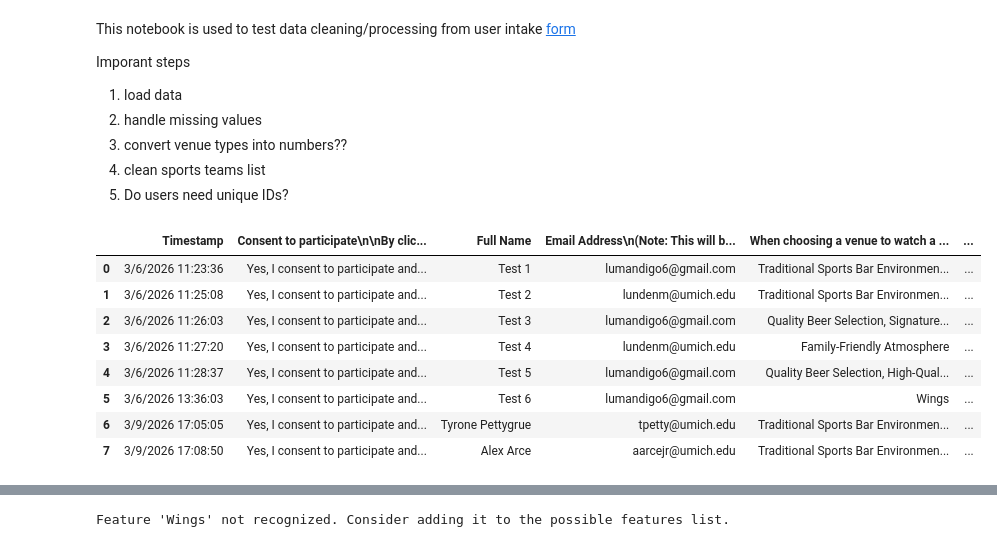
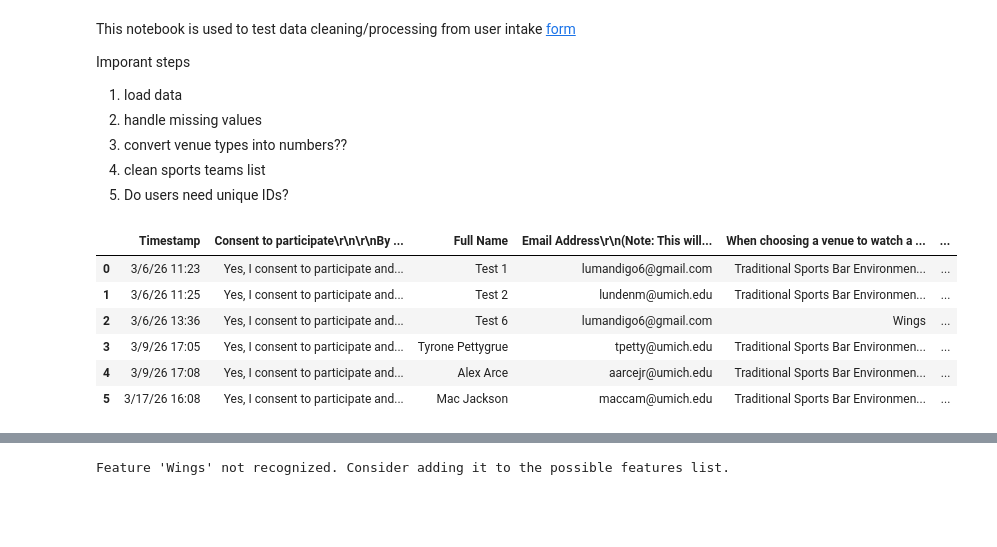
Before and after one commit to lundnm/thirdspace-beta, a Jupyter notebook: notebooks/user_cleaning.ipynb, the cells around one changed output, grey strips where cells are left out. Cells and saved outputs as stored; diff of their text form; code cells hidden in the pictures; blank space fills up the shorter version.

```diff
--- a/notebooks/user_cleaning.ipynb
+++ b/notebooks/user_cleaning.ipynb
@@ -21,18 +21,16 @@ master_teams = pd.read_csv("../data/master_teams.csv")
 NBA_TEAMS = master_teams[master_teams["League"] == "NBA"]["Team Name"].tolist()
 CBB_TEAMS = master_teams[master_teams["League"].str.contains("CBB")]["Team Name"].unique().tolist()
 # %%
-test1_df = pd.read_csv("../data/User_Responses_Test2.csv")
+test1_df = pd.read_csv("../data/Raw_User_Responses.csv")
 test1_df
 # %% [output]
-|  | Timestamp | Consent to participate\n\nBy clic... | Full Name | Email Address\n(Note: This will b... | When choosing a venue to watch a ... | ... |
-| 0 | 3/6/2026 11:23:36 | Yes, I consent to participate and... | Test 1 | lumandigo6@gmail.com | Traditional Sports Bar Environmen... | ... |
-| 1 | 3/6/2026 11:25:08 | Yes, I consent to participate and... | Test 2 | lundenm@umich.edu | Traditional Sports Bar Environmen... | ... |
-| 2 | 3/6/2026 11:26:03 | Yes, I consent to participate and... | Test 3 | lumandigo6@gmail.com | Quality Beer Selection, Signature... | ... |
-| 3 | 3/6/2026 11:27:20 | Yes, I consent to participate and... | Test 4 | lundenm@umich.edu | Family-Friendly Atmosphere | ... |
-| 4 | 3/6/2026 11:28:37 | Yes, I consent to participate and... | Test 5 | lumandigo6@gmail.com | Quality Beer Selection, High-Qual... | ... |
-| 5 | 3/6/2026 13:36:03 | Yes, I consent to participate and... | Test 6 | lumandigo6@gmail.com | Wings | ... |
-| 6 | 3/9/2026 17:05:05 | Yes, I consent to participate and... | Tyrone Pettygrue | tpetty@umich.edu | Traditional Sports Bar Environmen... | ... |
-| 7 | 3/9/2026 17:08:50 | Yes, I consent to participate and... | Alex Arce | aarcejr@umich.edu | Traditional Sports Bar Environmen... | ... |
+|  | Timestamp | Consent to participate\r\n\r\nBy ... | Full Name | Email Address\r\n(Note: This will... | When choosing a venue to watch a ... | ... |
+| 0 | 3/6/26 11:23 | Yes, I consent to participate and... | Test 1 | lumandigo6@gmail.com | Traditional Sports Bar Environmen... | ... |
+| 1 | 3/6/26 11:25 | Yes, I consent to participate and... | Test 2 | lundenm@umich.edu | Traditional Sports Bar Environmen... | ... |
+| 2 | 3/6/26 13:36 | Yes, I consent to participate and... | Test 6 | lumandigo6@gmail.com | Wings | ... |
+| 3 | 3/9/26 17:05 | Yes, I consent to participate and... | Tyrone Pettygrue | tpetty@umich.edu | Traditional Sports Bar Environmen... | ... |
+| 4 | 3/9/26 17:08 | Yes, I consent to participate and... | Alex Arce | aarcejr@umich.edu | Traditional Sports Bar Environmen... | ... |
+| 5 | 3/17/26 16:08 | Yes, I consent to participate and... | Mac Jackson | maccam@umich.edu | Traditional Sports Bar Environmen... | ... |
 # %%
 test1_df.columns = ["timestamp", "consent", "fullname", "email", "venueFeatures", "MCBB", "WCBB", "NBA", "additionalComments"]
 test1_df
```
Also changed, not shown: parts of 1 cell of this notebook, 11 other files.
